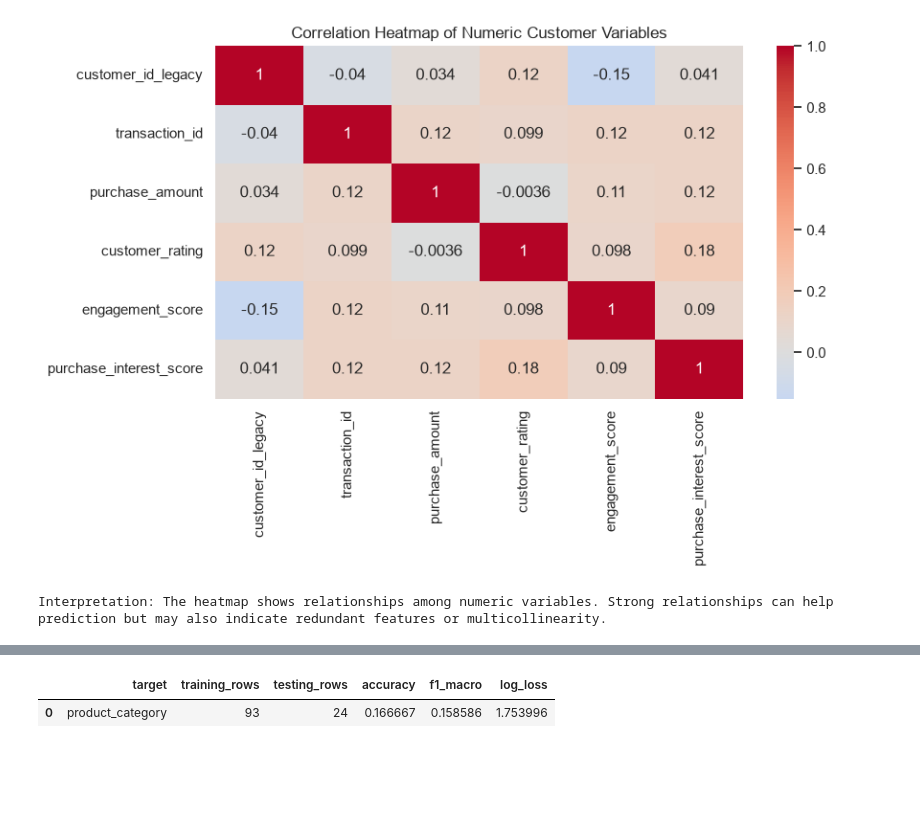
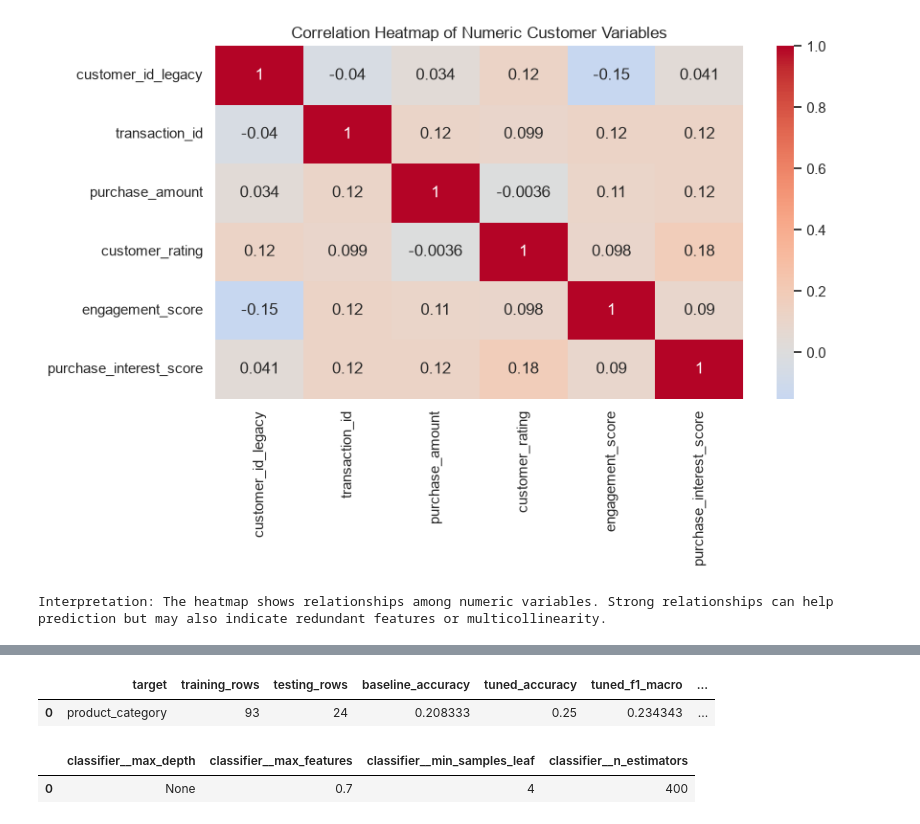
Before and after one commit to rcyubahiro/ML_Building_Pipline_for-Data-Preprocessing, a Jupyter notebook: notebooks/task1_customer_data_eda_cleaning_product_model.ipynb, the cells around one changed output, grey strips where cells are left out. Saved outputs shown, nothing was run; the diff lists cells and outputs as text; code cells hidden in the pictures; blank space fills up the shorter version.

Commit message:
Refined the model

```diff
--- a/notebooks/task1_customer_data_eda_cleaning_product_model.ipynb
+++ b/notebooks/task1_customer_data_eda_cleaning_product_model.ipynb
@@ -190,14 +172,74 @@ The target is `product_category`. Numeric features use median imputation; catego
 # %%
 model_data = clean_merged_customer_data.dropna(subset=["product_category"]).drop_duplicates().copy()
-features = model_data.drop(columns="product_category"); target = model_data["product_category"].astype(str)
-numeric_features = features.select_dtypes(include="number").columns.tolist(); categorical_features = [c for c in features.columns if c not in numeric_features]
-preprocessor = ColumnTransformer([("numeric", SimpleImputer(strategy="median"), numeric_features), ("categorical", Pipeline([("imputer", SimpleImputer(strategy="most_frequent")), ("one_hot", OneHotEncoder(handle_unknown="ignore"))]), categorical_features)])
-product_recommendation_model = Pipeline([("preprocessor", preprocessor), ("classifier", RandomForestClassifier(n_estimators=300, random_state=42, class_weight="balanced"))])
+
+# Engineer features that describe timing and customer engagement.
+model_data["purchase_month"] = model_data["purchase_date"].dt.month
+model_data["purchase_day_of_week"] = model_data["purchase_date"].dt.dayofweek
+model_data["purchase_quarter"] = model_data["purchase_date"].dt.quarter
+model_data["engagement_interest"] = model_data["engagement_score"] * model_data["purchase_interest_score"]
+
+# IDs identify records but do not explain product preference, so exclude them.
+identifier_columns = ["customer_id_legacy", "customer_id_new", "transaction_id"]
+features = model_data.drop(columns=["product_category", "purchase_date"] + identifier_columns, errors="ignore")
+target = model_data["product_category"].astype(str)
+numeric_features = features.select_dtypes(include="number").columns.tolist()
+categorical_features = [column for column in features.columns if column not in numeric_features]
+
+preprocessor = ColumnTransformer([
+    ("numeric", SimpleImputer(strategy="median"), numeric_features),
+    ("categorical", Pipeline([
+        ("imputer", SimpleImputer(strategy="most_frequent")),
+        ("one_hot", OneHotEncoder(handle_unknown="ignore")),
+    ]), categorical_features),
+])
+
 stratify_target = target if target.value_counts().min() >= 2 else None
-X_train, X_test, y_train, y_test = train_test_split(features, target, test_size=0.2, random_state=42, stratify=stratify_target)
-product_recommendation_model.fit(X_train, y_train); predictions = product_recommendation_model.predict(X_test); probabilities = product_recommendation_model.predict_proba(X_test)
-product_model_metrics = {"target": "product_category", "training_rows": len(X_train), "testing_rows": len(X_test), "accuracy": float(accuracy_score(y_test, predictions)), "f1_macro": float(f1_score(y_test, predictions, average="macro", zero_division=0)), "log_loss": float(log_loss(y_test, probabilities, labels=product_recommendation_model.classes_))}
-display(pd.DataFrame([product_model_metrics])); (REPORTS_DIR / "product_recommendation_model_metrics.json").write_text(json.dumps(product_model_metrics, indent=2) + "\n", encoding="utf-8"); joblib.dump(product_recommendation_model, MODELS_DIR / "product_recommendation_random_forest.joblib")
+X_train, X_test, y_train, y_test = train_test_split(
+    features, target, test_size=0.2, random_state=42, stratify=stratify_target
+)
+
+# Baseline model for comparison.
+baseline_model = Pipeline([
+    ("preprocessor", preprocessor),
+    ("classifier", RandomForestClassifier(n_estimators=300, random_state=42, class_weight="balanced")),
+])
+baseline_model.fit(X_train, y_train)
+baseline_predictions = baseline_model.predict(X_test)
+
+# Tune the most important Random Forest capacity and regularization settings.
+tuned_pipeline = Pipeline([
+    ("preprocessor", preprocessor),
+    ("classifier", RandomForestClassifier(random_state=42, class_weight="balanced")),
+])
+parameter_grid = {
+    "classifier__n_estimators": [200, 400],
+    "classifier__max_depth": [None, 8, 16],
+    "classifier__min_samples_leaf": [1, 2, 4],
+    "classifier__max_features": ["sqrt", 0.7],
+}
+cross_validator = StratifiedKFold(n_splits=5, shuffle=True, random_state=42)
+tuning = GridSearchCV(tuned_pipeline, parameter_grid, scoring="f1_macro", cv=cross_validator, n_jobs=-1)
+tuning.fit(X_train, y_train)
+product_recommendation_model = tuning.best_estimator_
+predictions = product_recommendation_model.predict(X_test)
+probabilities = product_recommendation_model.predict_proba(X_test)
+
+product_model_metrics = {
+    "target": "product_category",
+    "training_rows": len(X_train),
+    "testing_rows": len(X_test),
+    "baseline_accuracy": float(accuracy_score(y_test, baseline_predictions)),
+    "tuned_accuracy": float(accuracy_score(y_test, predictions)),
+    "tuned_f1_macro": float(f1_score(y_test, predictions, average="macro", zero_division=0)),
+    "tuned_log_loss": float(log_loss(y_test, probabilities, labels=product_recommendation_model.classes_)),
+    "best_parameters": tuning.best_params_,
+}
+display(pd.DataFrame([product_model_metrics]).drop(columns="best_parameters"))
+display(pd.DataFrame([tuning.best_params_]))
+print(f"Tuned accuracy: {product_model_metrics['tuned_accuracy']:.1%} means the model correctly predicted {int(round(product_model_metrics['tuned_accuracy'] * len(y_test)))} of {len(y_test)} test transactions.")
+print(f"Best cross-validation macro-F1: {tuning.best_score_:.3f}")
 # %% [output]
-|  | target | training_rows | testing_rows | accuracy | f1_macro | log_loss |
-| 0 | product_category | 93 | 24 | 0.166667 | 0.158586 | 1.753996 |
+|  | target | training_rows | testing_rows | baseline_accuracy | tuned_accuracy | tuned_f1_macro | ... |
+| 0 | product_category | 93 | 24 | 0.208333 | 0.25 | 0.234343 | ... |
+|  | classifier__max_depth | classifier__max_features | classifier__min_samples_leaf | classifier__n_estimators |
+| 0 | None | 0.7 | 4 | 400 |
```
Also changed, not shown: parts of 5 cells of this notebook, 4 other files.
